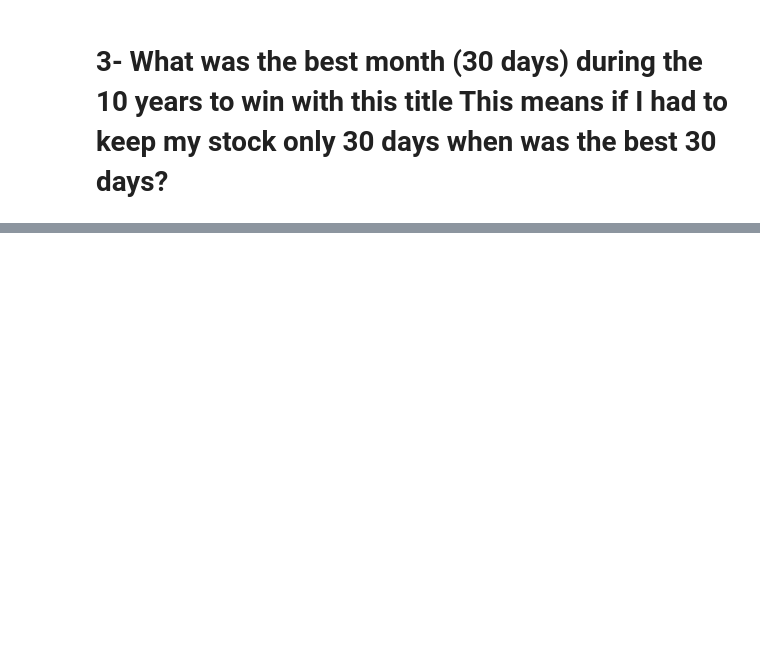
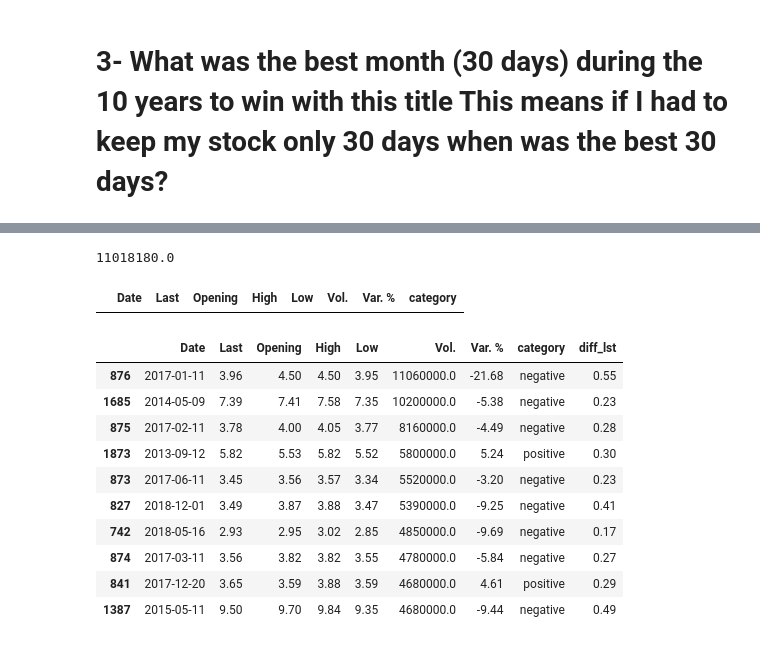
Before and after one commit to arfan64shah/Extract_Transform_Load_Visualization, a Jupyter notebook: Arfan_Practical6/Arfan_Practical6.ipynb, the cells around one changed output, grey strips where cells are left out. Saved outputs shown, nothing was run; the diff lists cells and outputs as text; code cells hidden in the pictures; blank space fills up the shorter version.

```diff
--- a/Arfan_Practical6/Arfan_Practical6.ipynb
+++ b/Arfan_Practical6/Arfan_Practical6.ipynb
@@ -177,0 +272,30 @@ new_dataset.nlargest(30, ['Vol.'])
+# %%
+#here we need to find the difference of max and min in volume
+
+maax = new_dataset['Vol.'].max()
+miin = new_dataset['Vol.'].min()
+
+print(maax - miin)
+# %% [output]
+11018180.0
+# %%
+date = new_dataset[new_dataset['Vol.'] == (maax-miin)]
+date
+# %% [output]
+|  | Date | Last | Opening | High | Low | Vol. | Var. % | category |
+# %%
+#or we can i can show some 10 varied volumes using nlargest function
+
+new_dataset.nlargest(10, 'Vol.')
+# %% [output]
+|  | Date | Last | Opening | High | Low | Vol. | Var. % | category | diff_lst |
+| 876 | 2017-01-11 | 3.96 | 4.50 | 4.50 | 3.95 | 11060000.0 | -21.68 | negative | 0.55 |
+| 1685 | 2014-05-09 | 7.39 | 7.41 | 7.58 | 7.35 | 10200000.0 | -5.38 | negative | 0.23 |
+| 875 | 2017-02-11 | 3.78 | 4.00 | 4.05 | 3.77 | 8160000.0 | -4.49 | negative | 0.28 |
+| 1873 | 2013-09-12 | 5.82 | 5.53 | 5.82 | 5.52 | 5800000.0 | 5.24 | positive | 0.30 |
+| 873 | 2017-06-11 | 3.45 | 3.56 | 3.57 | 3.34 | 5520000.0 | -3.20 | negative | 0.23 |
+| 827 | 2018-12-01 | 3.49 | 3.87 | 3.88 | 3.47 | 5390000.0 | -9.25 | negative | 0.41 |
+| 742 | 2018-05-16 | 2.93 | 2.95 | 3.02 | 2.85 | 4850000.0 | -9.69 | negative | 0.17 |
+| 874 | 2017-03-11 | 3.56 | 3.82 | 3.82 | 3.55 | 4780000.0 | -5.84 | negative | 0.27 |
+| 841 | 2017-12-20 | 3.65 | 3.59 | 3.88 | 3.59 | 4680000.0 | 4.61 | positive | 0.29 |
+| 1387 | 2015-05-11 | 9.50 | 9.70 | 9.84 | 9.35 | 4680000.0 | -9.44 | negative | 0.49 |
```
Also changed, not shown: parts of 9 cells of this notebook, 1 other file.
